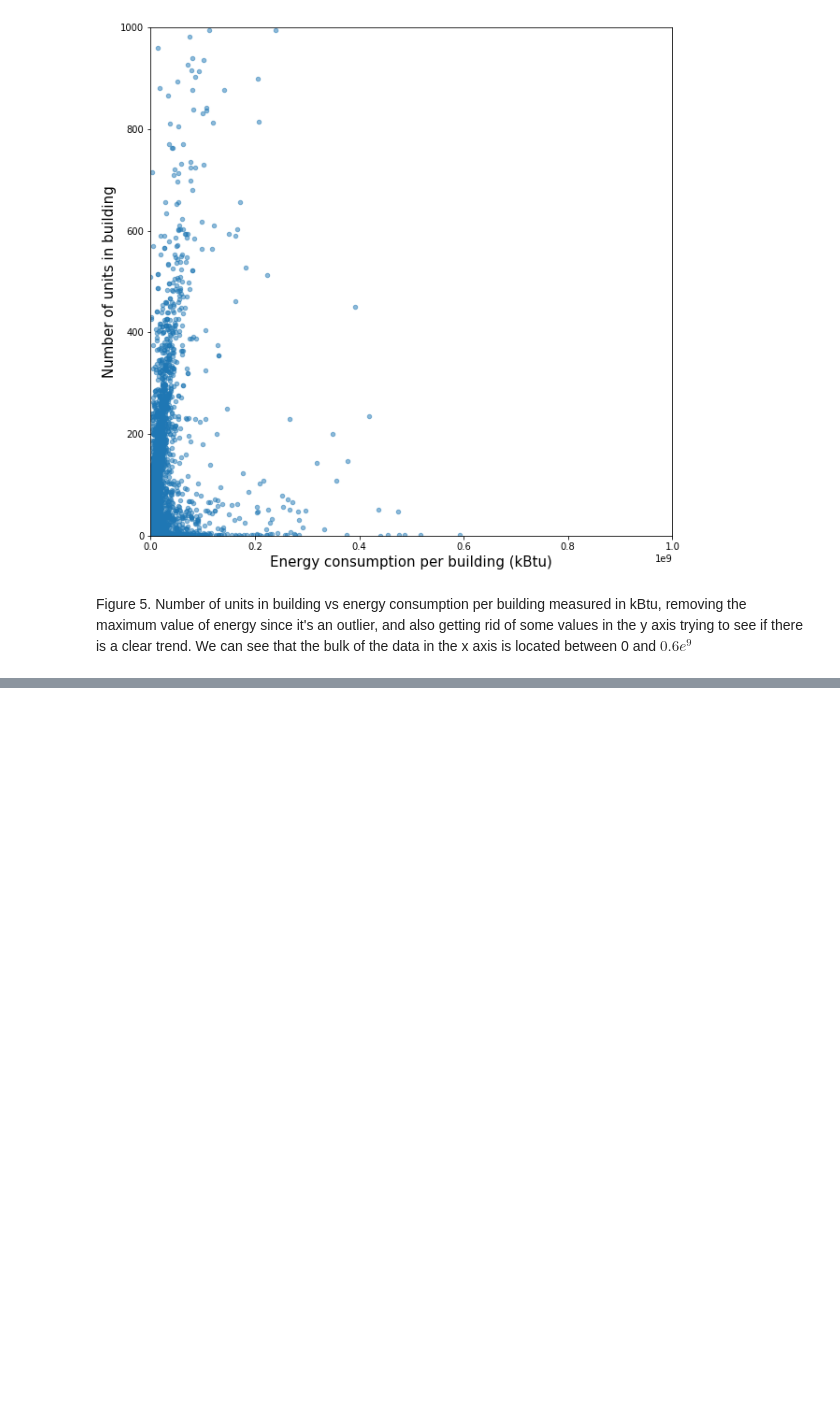
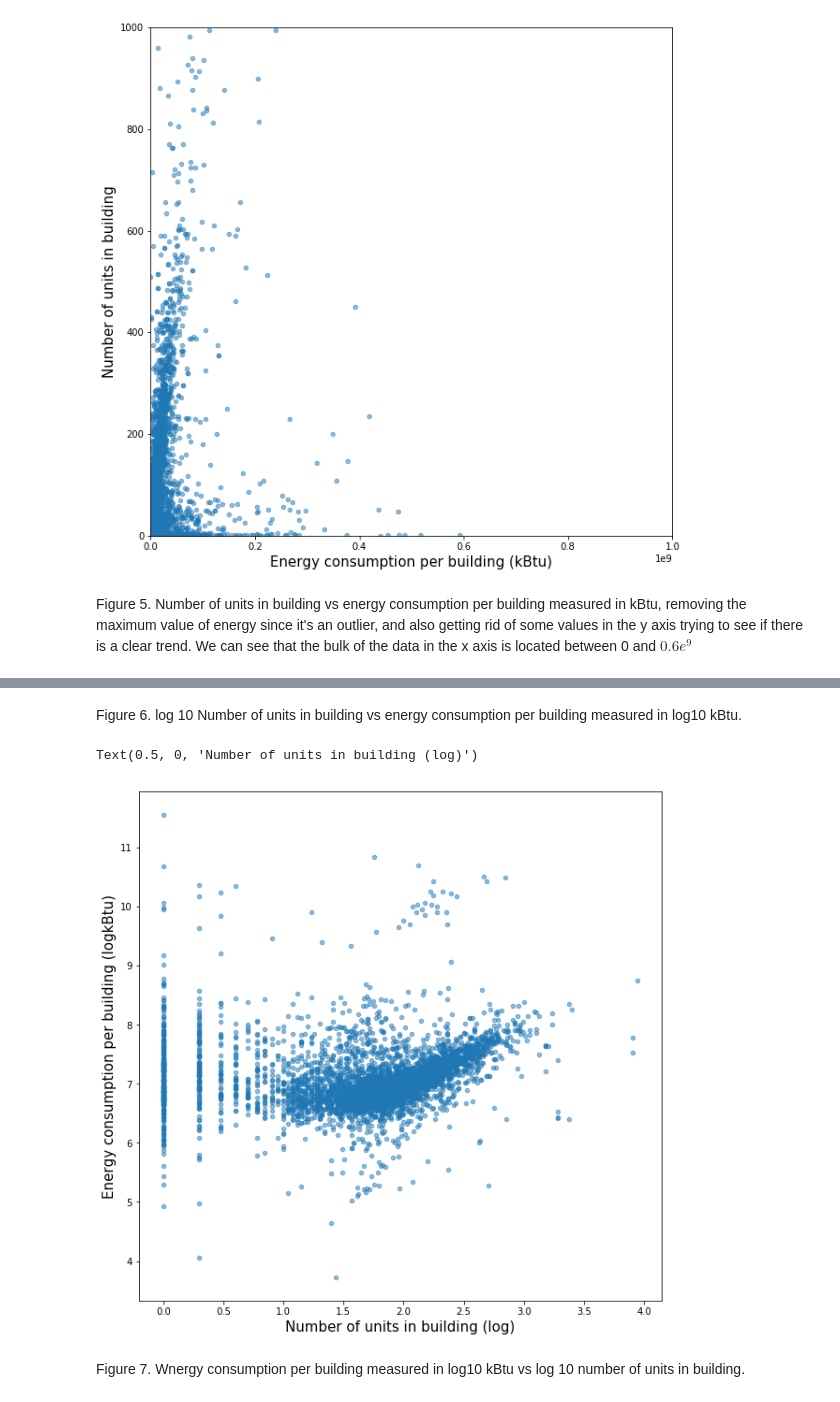
Before and after one commit to anaelisa24/PUI2018_amm1209, a Jupyter notebook: HW10_amm1209/Assignment 2.ipynb, the cells around one changed output, grey strips where cells are left out. Cells and saved outputs as stored; diff of their text form; code cells hidden in the pictures; blank space fills up the shorter version.

```diff
--- a/HW10_amm1209/Assignment 2.ipynb
+++ b/HW10_amm1209/Assignment 2.ipynb
@@ -342,0 +354,11 @@ Figure 5. Number of units in building vs energy consumption per building measure
+# %% [markdown]
+Figure 6. log 10 Number of units in building vs energy consumption per building measured in log10 kBtu.
+# %%
+bblnrgdata.plot.scatter(x='logunit', y='lognrg', figsize=(10,10), alpha=0.5)
+pl.ylabel('Energy consumption per building (logkBtu)', fontsize=15)
+pl.xlabel('Number of units in building (log)', fontsize=15)
+# %% [output]
+Text(0.5, 0, 'Number of units in building (log)')
+[figure, added]
+# %% [markdown]
+Figure 7. Wnergy consumption per building measured in log10 kBtu vs log 10 number of units in building.
```
Also changed, not shown: parts of 3 cells of this notebook.
